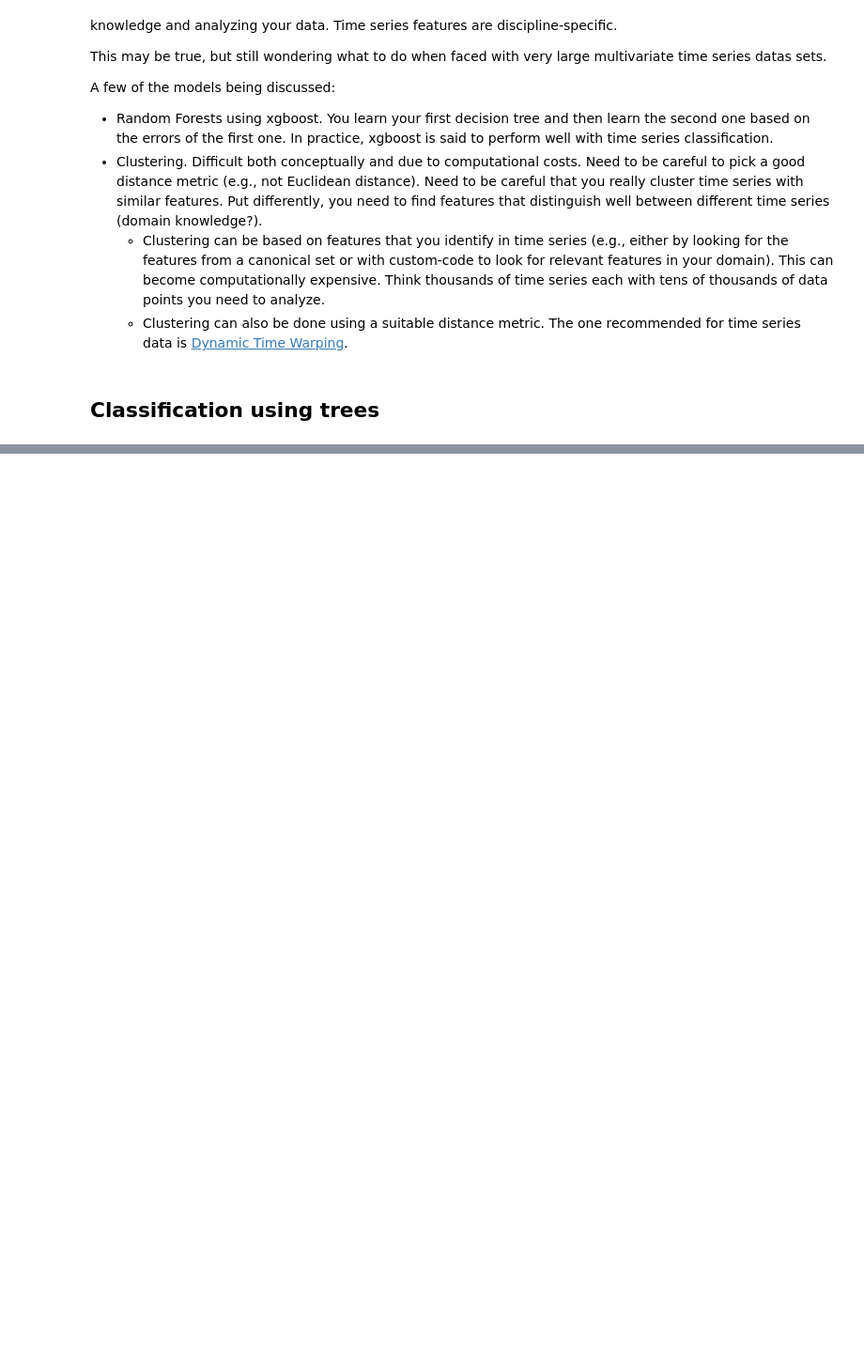
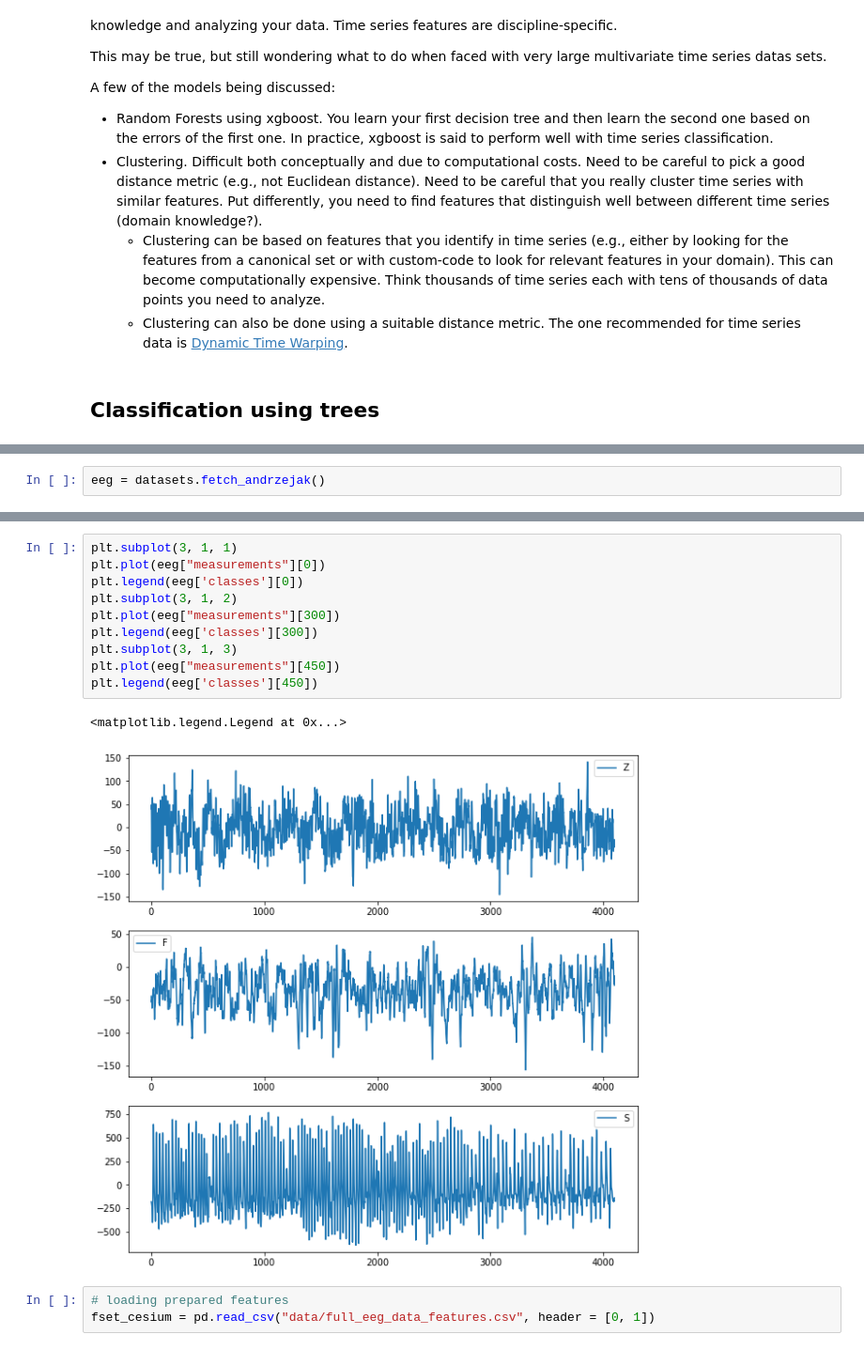
Before and after one commit to drbwa/timeserieseda, a Jupyter notebook: scipy2019/scipy2019-2-ml-models.ipynb, the cells around one changed output, grey strips where cells are left out. Shown: that part at 94% size. Drawn from its saved outputs; the diff is of its cells as text; blank space fills up the shorter version.

```diff
--- a/scipy2019/scipy2019-2-ml-models.ipynb
+++ b/scipy2019/scipy2019-2-ml-models.ipynb
@@ -50,0 +53,2 @@ There are packages that can extract features from time series. `cesium` is one s
+# %%
+eeg = datasets.fetch_andrzejak()
@@ -50,0 +131,16 @@ There are packages that can extract features from time series. `cesium` is one s
+# %%
+plt.subplot(3, 1, 1)
+plt.plot(eeg["measurements"][0])
+plt.legend(eeg['classes'][0])
+plt.subplot(3, 1, 2)
+plt.plot(eeg["measurements"][300])
+plt.legend(eeg['classes'][300])
+plt.subplot(3, 1, 3)
+plt.plot(eeg["measurements"][450])
+plt.legend(eeg['classes'][450])
+# %% [output]
+<matplotlib.legend.Legend at 0x...>
+[figure, added]
+# %%
+# loading prepared features
+fset_cesium = pd.read_csv("data/full_eeg_data_features.csv", header = [0, 1])
```
Also changed, not shown: parts of 37 cells of this notebook, 1 other file.
